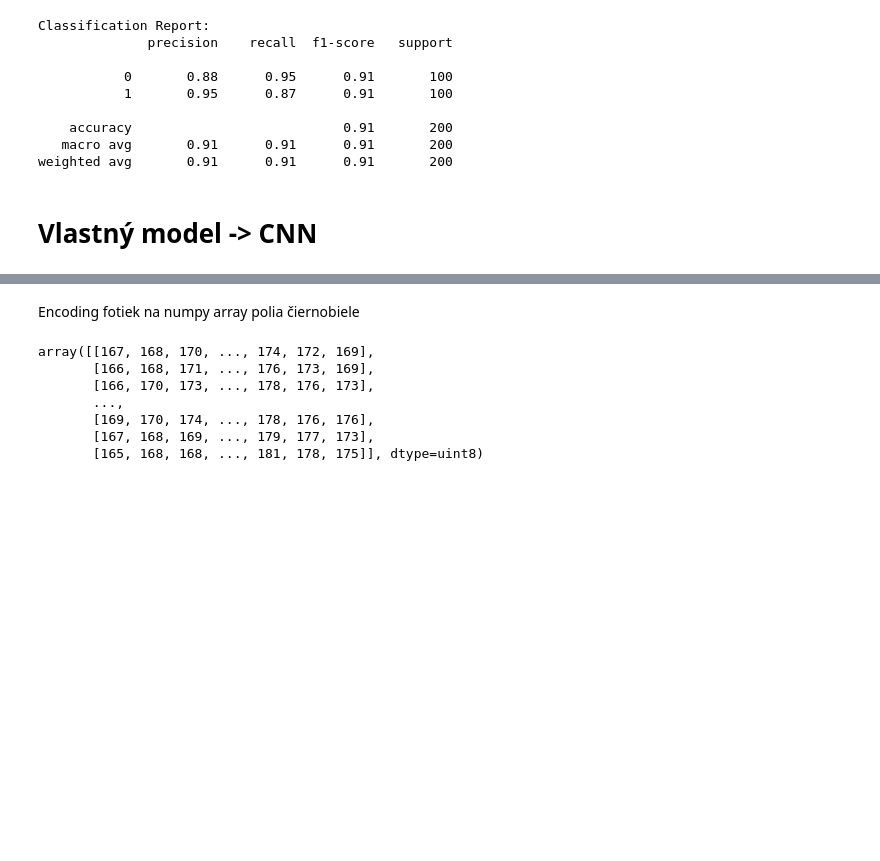
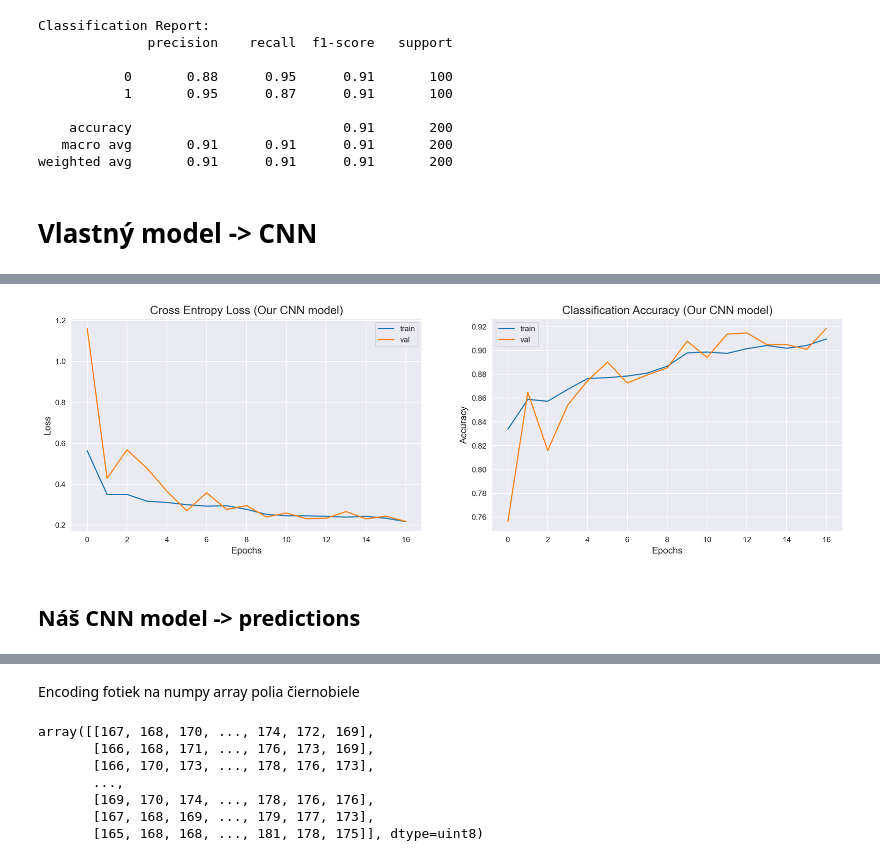
Before and after one commit to JohnyMi/DS_respository, a Jupyter notebook: main.ipynb, the cells around one changed output, grey strips where cells are left out. Drawn from its saved outputs; the diff is of its cells as text; code cells hidden in the pictures; blank space fills up the shorter version.

Commit message:
Our_CNN_model

```diff
--- a/main.ipynb
+++ b/main.ipynb
@@ -1170,0 +1214,3 @@ weighted avg       0.91      0.91      0.91       200
+# %%
+X_train, X_temp, y_train, y_temp = train_test_split(X, y, test_size=0.2, random_state=42, stratify=y)
+X_test, X_val, y_test, y_val = train_test_split(X_temp, y_temp, test_size=0.5, random_state=42, stratify=y_temp)
@@ -1176,15 +1248,12 @@ history_saver = SaveHistoryCallback('history_CNN.json')
 data_augmentation = tf.keras.Sequential([
     tf.keras.layers.RandomFlip("horizontal"),
     tf.keras.layers.RandomRotation(0.2),
-    tf.keras.layers.RandomZoom(0.2),
-    tf.keras.layers.RandomTranslation(0.2, 0.2),
-    tf.keras.layers.RandomBrightness(0.2),
-    tf.keras.layers.RandomContrast(0.2)
+    tf.keras.layers.RandomZoom(0.2)
 ])
 # %%
 # Architektúra CNN modelu
 model_CNN= Sequential([
-    Input(shape=(224,224,3)),
+    Input(shape=(128,128,3)),
     data_augmentation,
     Conv2D(32, (3, 3), activation='relu'),
     BatchNormalization(),
@@ -1198,10 +1267,6 @@ model_CNN= Sequential([
     BatchNormalization(),
     MaxPooling2D((2, 2)),
     Dropout(0.2),
-    Conv2D(256, (3, 3), activation='relu'),
-    BatchNormalization(),
-    MaxPooling2D((2, 2)),
-    Dropout(0.2),
     Flatten(),
     Dense(256, activation='relu'),
     Dropout(0.2),
@@ -1212,33 +1299,38 @@ model_CNN.summary()
 # %%
 model_CNN.compile(optimizer=Adam(learning_rate=0.0005),
-              loss=BinaryFocalCrossentropy(),
+              loss='binary_crossentropy',
               metrics=['accuracy'])
 
 Early_stopping = EarlyStopping(
     monitor='val_accuracy',
     min_delta=0.005,
+    mode='auto',
     patience=5,
-    restore_best_weights=True
+    restore_best_weights=True,
+    verbose=1
 )
+
 lr_reduction = ReduceLROnPlateau(
-    monitor='val_loss',
+    monitor='val_accuracy',
     patience=3,
     verbose=1,
     factor=0.5,
     min_lr=0.00001)
 
 model_checkpoint_callback = ModelCheckpoint(
-    filepath=checkpoint_path,
+    filepath=mc_path,
     save_weights_only=True,
-    monitor='val_loss',
-    mode='min',
-    save_best_only=True
+    monitor='val_accuracy',
+    mode='max',
+    save_best_only=True,
+    verbose=1
 )
 
 history_CNN= model_CNN.fit(
     X_train, y_train,
     epochs=100,
-    batch_size=32,
+    batch_size=16,
     validation_data=(X_val, y_val),
-    callbacks=[Early_stopping, model_checkpoint_callback, history_saver, lr_reduction]
+    callbacks=[Early_stopping, model_checkpoint_callback, history_saver, lr_reduction],
+    verbose=1
 )
@@ -1245,25 +1355,29 @@ history_CNN= model_CNN.fit(
 # %%
 error = pd.DataFrame(history_CNN.history)
 
 plt.figure(figsize=(18,5),dpi=200)
 sns.set_style('darkgrid')
 
 plt.subplot(121)
-plt.title('Cross Entropy Loss',fontsize=15)
+plt.title('Cross Entropy Loss (Our CNN model)',fontsize=15)
 plt.xlabel('Epochs',fontsize=12)
 plt.ylabel('Loss',fontsize=12)
 plt.plot(error['loss'])
 plt.plot(error['val_loss'])
 plt.legend(['train','val'])
 
 plt.subplot(122)
-plt.title('Classification Accuracy',fontsize=15)
+plt.title('Classification Accuracy (Our CNN model)',fontsize=15)
 plt.xlabel('Epochs',fontsize=12)
 plt.ylabel('Accuracy',fontsize=12)
 plt.plot(error['accuracy'])
 plt.plot(error['val_accuracy'])
 plt.legend(['train','val'])
 
 plt.show()
+# %% [output]
+[figure, added]
+# %% [markdown]
+## Náš CNN model -> predictions
 # %%
 model_CNN.evaluate(X_test, y_test)
```
Also changed, not shown: parts of 29 cells of this notebook, 3 other files.
